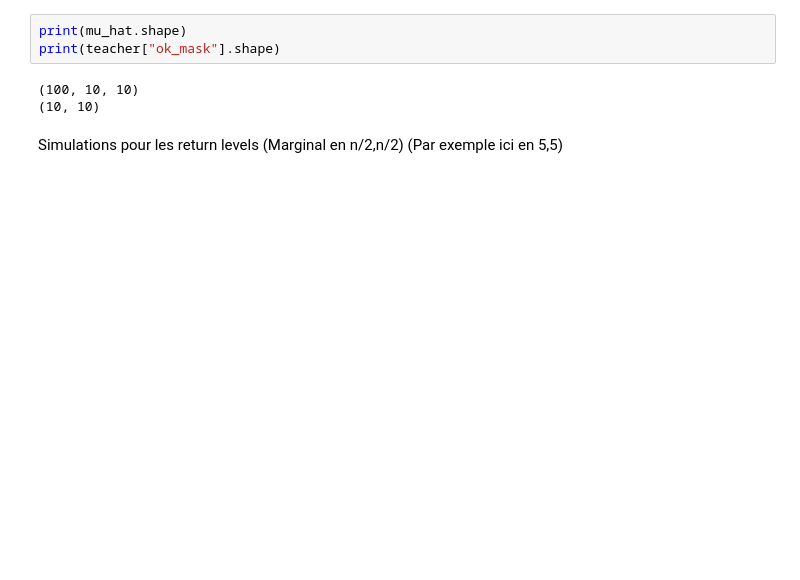
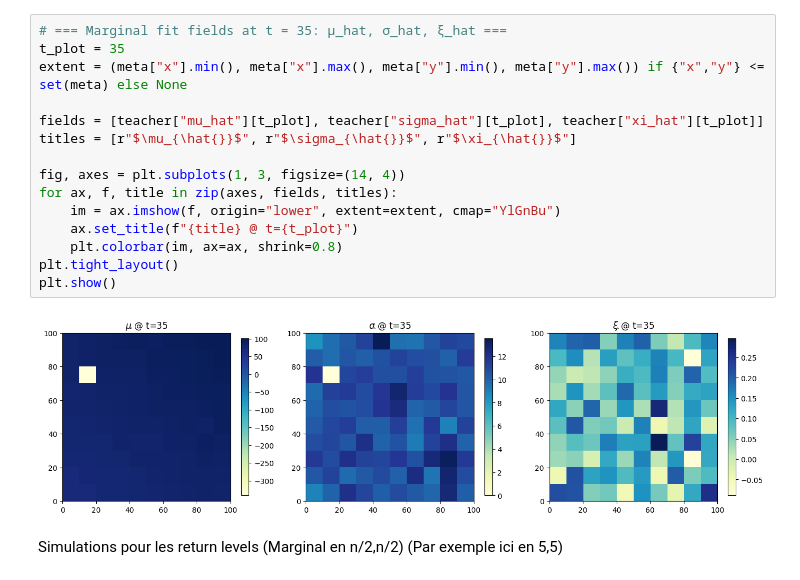
Before and after one commit to RPGSynth/EVT_Univariate, a Jupyter notebook: EVT_Classes/SIM/sim.ipynb, the cells around one changed output. Drawn from its saved outputs; the diff is of its cells as text; blank space fills up the shorter version.

```diff
--- a/EVT_Classes/SIM/sim.ipynb
+++ b/EVT_Classes/SIM/sim.ipynb
@@ -108,8 +108,19 @@ Success ratio: 1.0
-# %%
-print(mu_hat.shape)
-print(teacher["ok_mask"].shape)
-# %% [output]
-(100, 10, 10)
-(10, 10)
+# %%
+# === Marginal fit fields at t = 35: μ_hat, σ_hat, ξ_hat ===
+t_plot = 35
+extent = (meta["x"].min(), meta["x"].max(), meta["y"].min(), meta["y"].max()) if {"x","y"} <= set(meta) else None
+
+fields = [teacher["mu_hat"][t_plot], teacher["sigma_hat"][t_plot], teacher["xi_hat"][t_plot]]
+titles = [r"$\mu_{\hat{}}$", r"$\sigma_{\hat{}}$", r"$\xi_{\hat{}}$"]
+
+fig, axes = plt.subplots(1, 3, figsize=(14, 4))
+for ax, f, title in zip(axes, fields, titles):
+    im = ax.imshow(f, origin="lower", extent=extent, cmap="YlGnBu")
+    ax.set_title(f"{title} @ t={t_plot}")
+    plt.colorbar(im, ax=ax, shrink=0.8)
+plt.tight_layout()
+plt.show()
+# %% [output]
+[figure, added]
 # %% [markdown]
 Simulations pour les return levels (Marginal en n/2,n/2) (Par exemple ici en 5,5)
```
Also changed, not shown: parts of 26 cells of this notebook, 7 other files.
